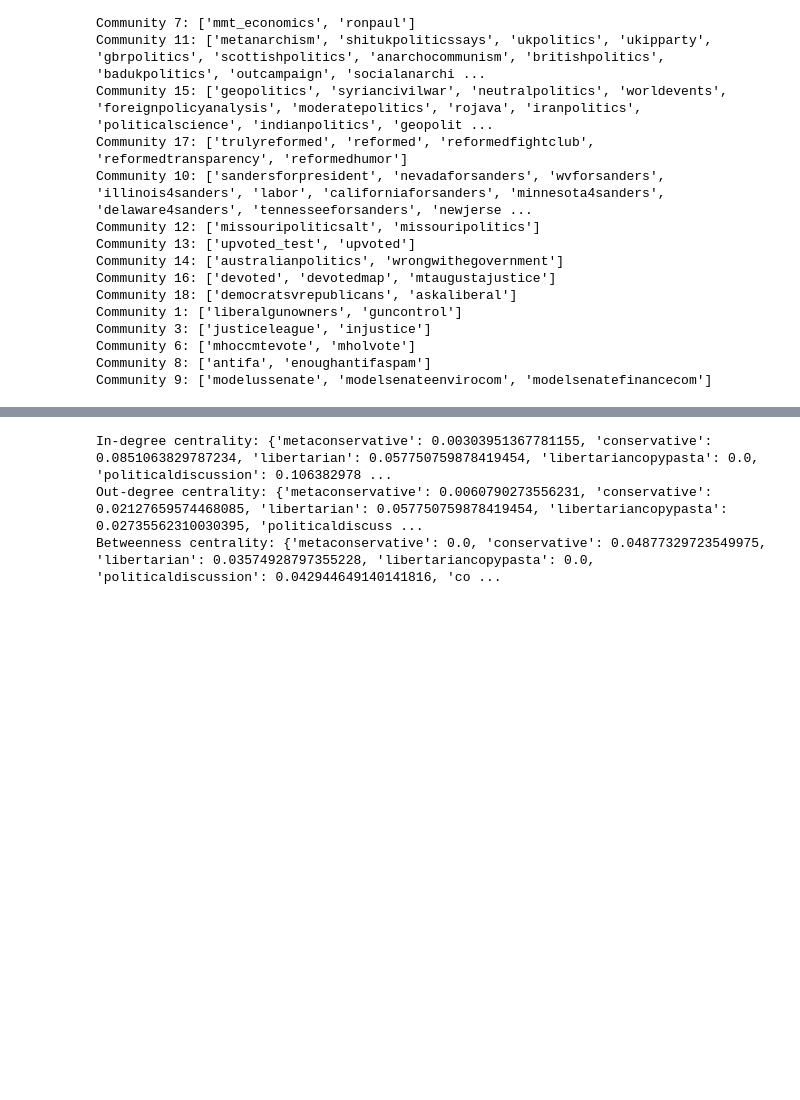
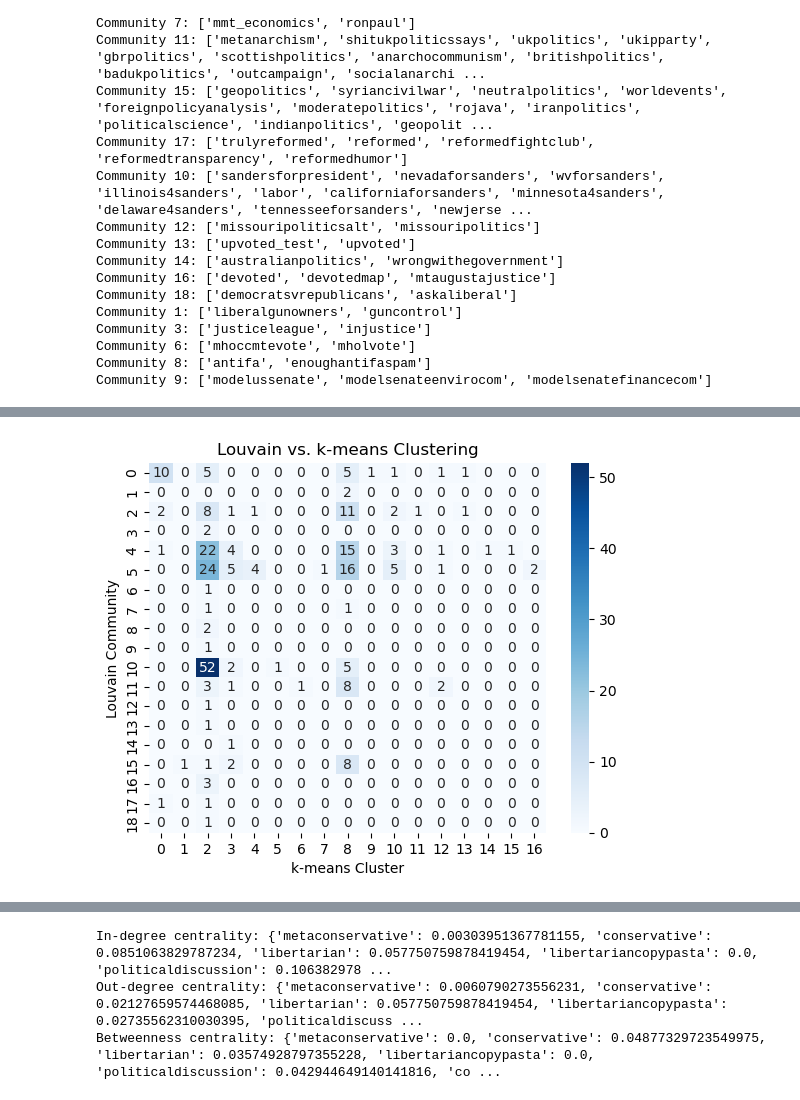
Before and after one commit to kehunter/stat236-subreddit-clustering, a Jupyter notebook: network_exploration.ipynb, the cells around one changed output, grey strips where cells are left out. Cells and saved outputs as stored; diff of their text form; code cells hidden in the pictures; blank space fills up the shorter version.

Commit message:
comparing clustering to communities

```diff
--- a/network_exploration.ipynb
+++ b/network_exploration.ipynb
@@ -164,3 +182,6 @@ Community 3: ['justiceleague', 'injustice']
 Community 6: ['mhoccmtevote', 'mholvote']
 Community 8: ['antifa', 'enoughantifaspam']
 Community 9: ['modelussenate', 'modelsenateenvirocom', 'modelsenatefinancecom']
+# %%
+df['Louvain_Community_Source'] = df['SOURCE_SUBREDDIT'].map(partition)
+df['Louvain_Community_Target'] = df['TARGET_SUBREDDIT'].map(partition)
@@ -166,0 +199,27 @@ Community 9: ['modelussenate', 'modelsenateenvirocom', 'modelsenatefinancecom']
+# %%
+clustering_embed = pd.read_csv("data/embedding_clusters.csv")
+# %%
+# Prepare a mapping of subreddits to Louvain communities
+louvain_community_mapping = pd.concat([
+    df[['SOURCE_SUBREDDIT', 'Louvain_Community_Source']].rename(columns={'SOURCE_SUBREDDIT': 'subreddit', 'Louvain_Community_Source': 'Louvain_Community'}),
+    df[['TARGET_SUBREDDIT', 'Louvain_Community_Target']].rename(columns={'TARGET_SUBREDDIT': 'subreddit', 'Louvain_Community_Target': 'Louvain_Community'})
+]).drop_duplicates()
+
+# Merge Louvain community and embedding clusters
+merged = pd.merge(clustering_embed, louvain_community_mapping, on='subreddit', how='outer')
+# %%
+import pandas as pd
+import seaborn as sns
+import matplotlib.pyplot as plt
+
+# Create contingency table
+contingency_table = pd.crosstab(merged['Louvain_Community'], merged['Cluster'])
+
+# Visualize it as a heatmap
+sns.heatmap(contingency_table, annot=True, fmt="d", cmap="Blues")
+plt.title("Louvain vs. k-means Clustering")
+plt.xlabel("k-means Cluster")
+plt.ylabel("Louvain Community")
+plt.show()
+# %% [output]
+[figure, added]
```
Also changed, not shown: parts of 6 cells of this notebook, 1 other file.
